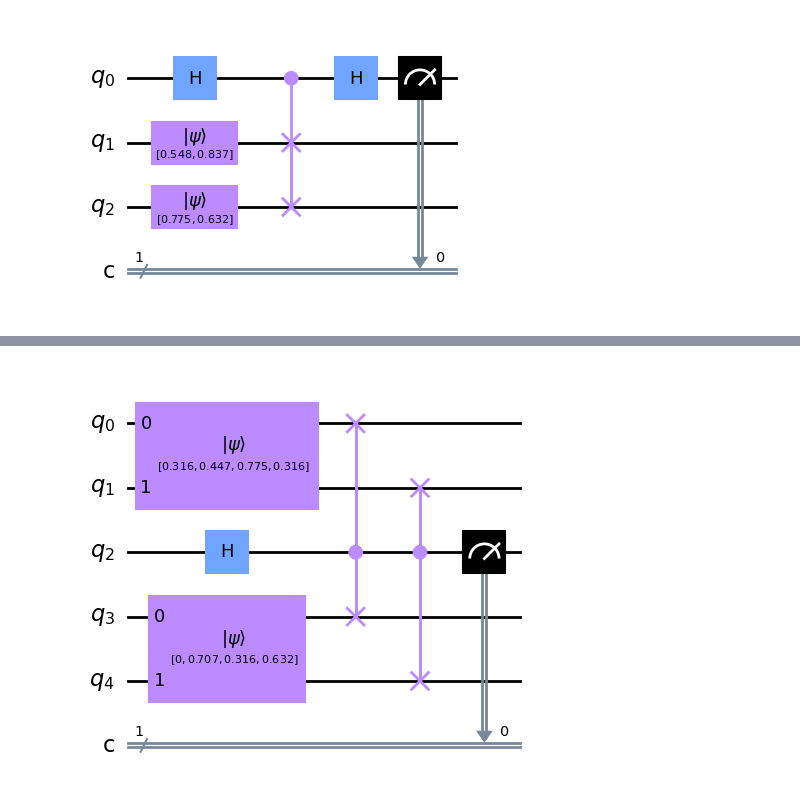
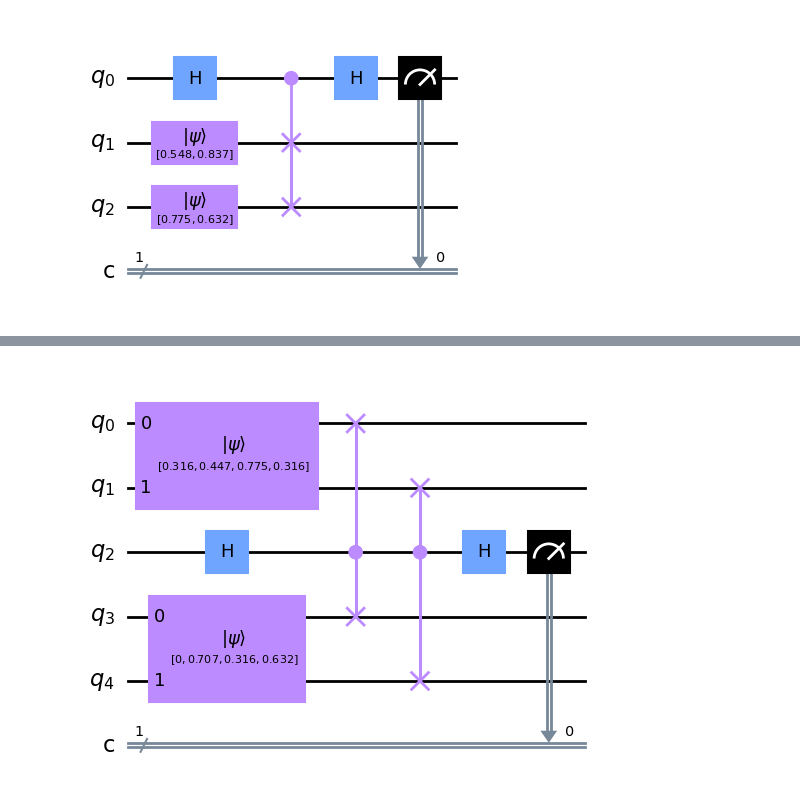
Before and after one commit to edmenciab733/qosf, a Jupyter notebook: qosf_cohorte8.ipynb, the cells around one changed output, grey strips where cells are left out. Drawn from its saved outputs; the diff is of its cells as text; code cells hidden in the pictures.

```diff
--- a/qosf_cohorte8.ipynb
+++ b/qosf_cohorte8.ipynb
@@ -207,22 +240,23 @@ Esto indica que los dos estados que estás comparando tienen una fidelidad de 0.
 # %%
 def swap_test_circuit(state1, state2):
     qc = QuantumCircuit(5, 1)  # Create a quantum circuit with 3 qubits and 1 classical bit
     # Measure the first qubit and store the result in the classical bit
     qc.initialize(state1, [0, 1])
     qc.initialize(state2, [3, 4])
     qc.h(2)
     qc.cswap(2, 0, 3)
     qc.cswap(2, 1, 4)
+    qc.h(2)
     qc.measure(2, 0)
     return qc
 
 # Define the states you want to compare
 state1 = [np.sqrt(0.1), np.sqrt(0.2), np.sqrt(0.6), np.sqrt(0.1)]
 state2 = [np.sqrt(0), np.sqrt(0.5), np.sqrt(0.1), np.sqrt(0.4)]
 swap_test = swap_test_circuit(state1, state2)
 swap_test.draw("mpl")
 # %% [output]
-[figure, old version]
+[figure, new version]
 # %%
 from qiskit import Aer, transpile
 from qiskit.tools.visualization import plot_histogram, plot_state_city
```
Also changed, not shown: parts of 12 cells of this notebook.
